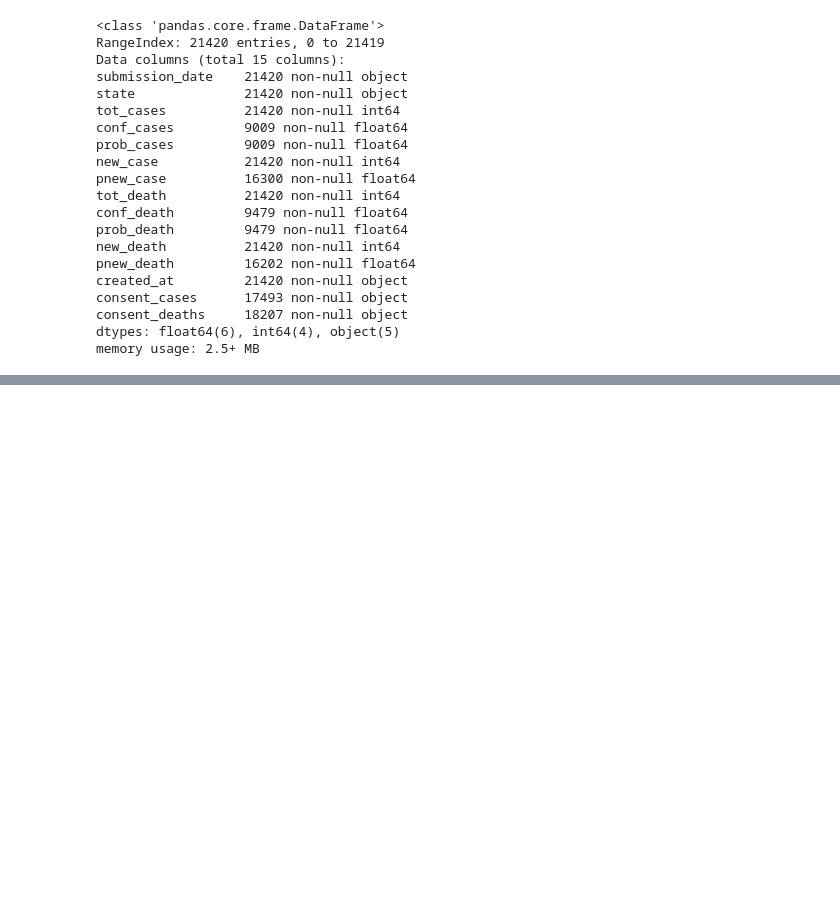
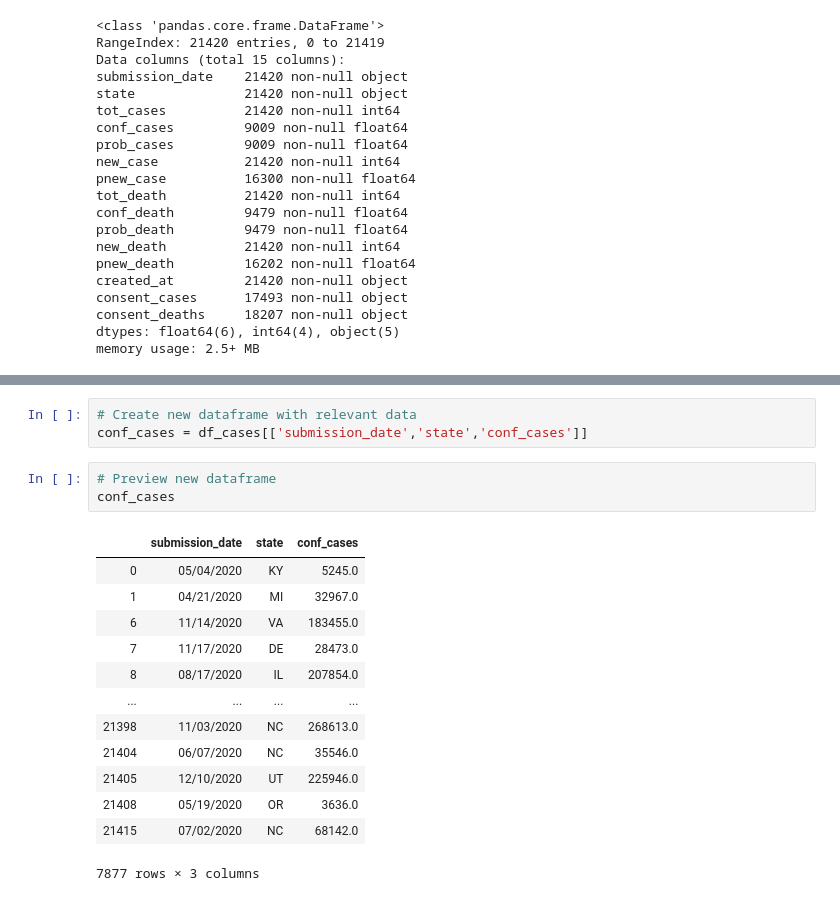
Before and after one commit to JessicaFB/Bodo-Covid, a Jupyter notebook: Untitled.ipynb, the cells around one changed output, grey strips where cells are left out. Cells and saved outputs as stored; diff of their text form; blank space fills up the shorter version.

```diff
--- a/Untitled.ipynb
+++ b/Untitled.ipynb
@@ -114,0 +162,20 @@ We can see this data set is much larger. And there appear to be many null values
+# %%
+# Create new dataframe with relevant data
+conf_cases = df_cases[['submission_date','state','conf_cases']]
+# %%
+# Preview new dataframe
+conf_cases
+# %% [output]
+|  | submission_date | state | conf_cases |
+| 0 | 05/04/2020 | KY | 5245.0 |
+| 1 | 04/21/2020 | MI | 32967.0 |
+| 6 | 11/14/2020 | VA | 183455.0 |
+| 7 | 11/17/2020 | DE | 28473.0 |
+| 8 | 08/17/2020 | IL | 207854.0 |
+| ... | ... | ... | ... |
+| 21398 | 11/03/2020 | NC | 268613.0 |
+| 21404 | 06/07/2020 | NC | 35546.0 |
+| 21405 | 12/10/2020 | UT | 225946.0 |
+| 21408 | 05/19/2020 | OR | 3636.0 |
+| 21415 | 07/02/2020 | NC | 68142.0 |
+7877 rows × 3 columns
```
Also changed, not shown: parts of 13 cells of this notebook.
